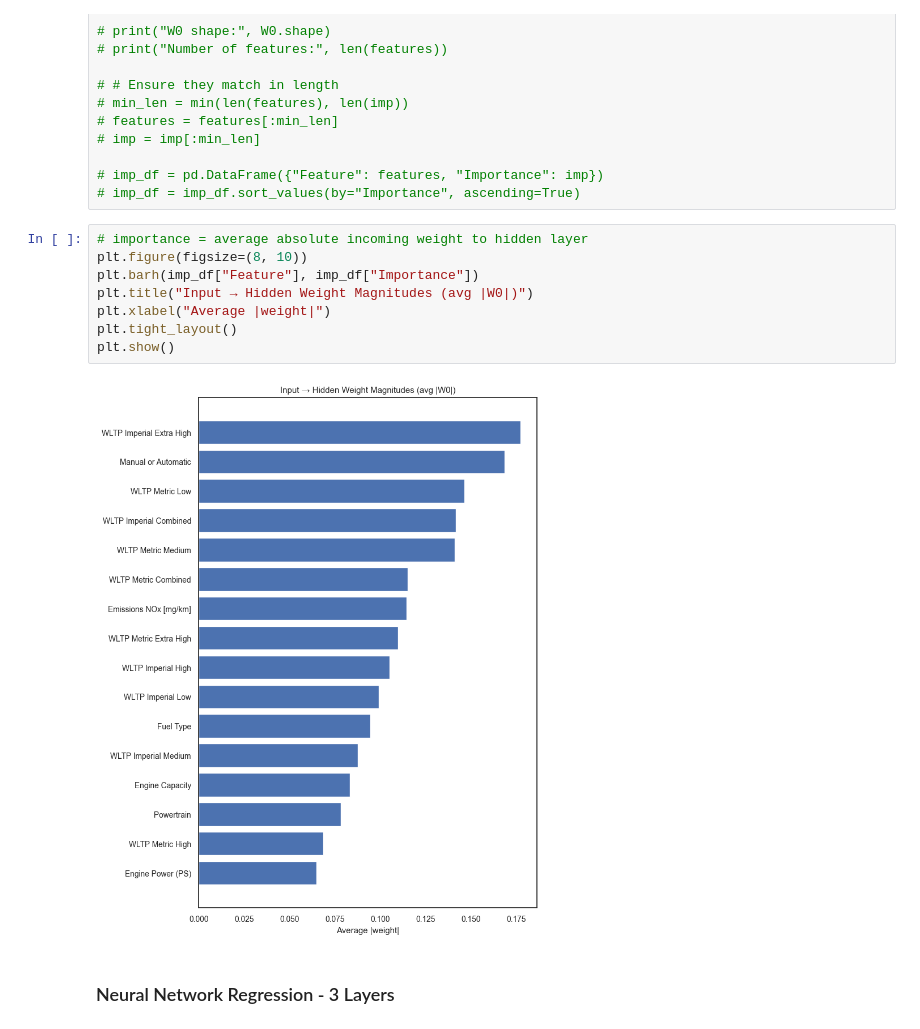
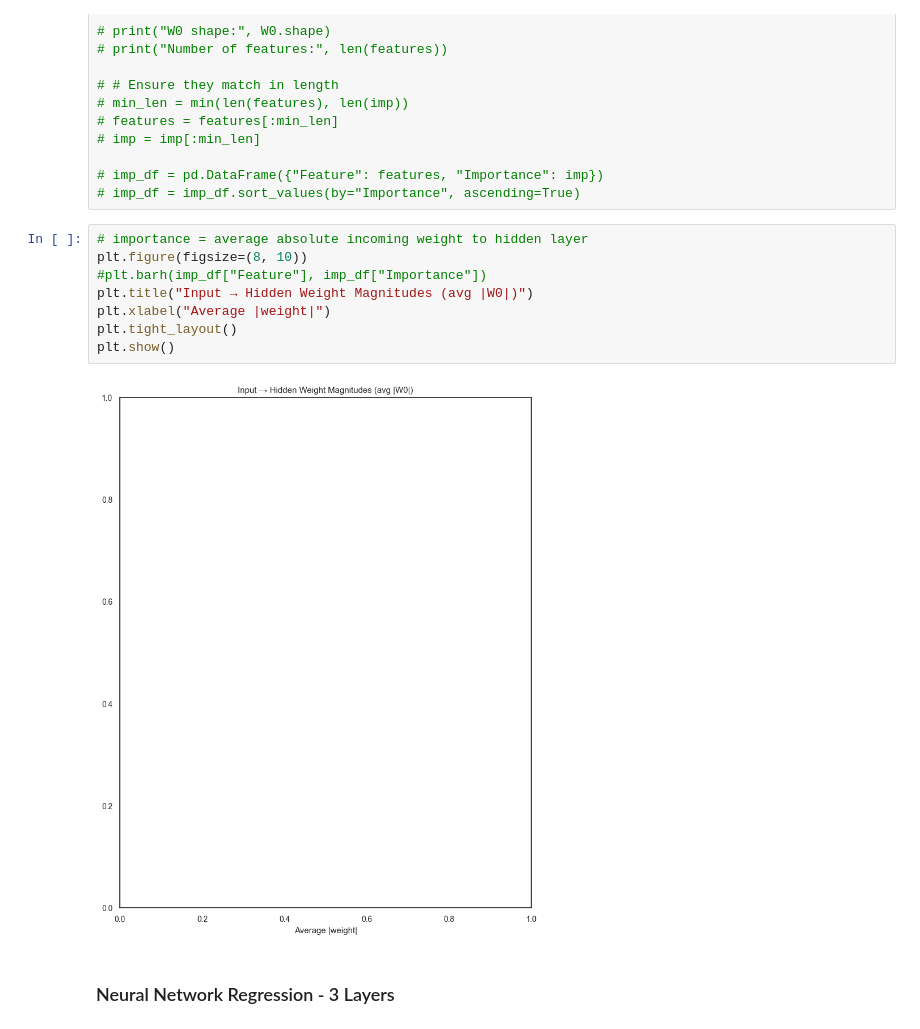
Before and after one commit to damian2551/Predictive-Modelling-of-Gas-Emissions-from-Cars, a Jupyter notebook: Assignment_2.ipynb, the cells around one changed output. Cells and saved outputs as stored; diff of their text form.

```diff
--- a/Assignment_2.ipynb
+++ b/Assignment_2.ipynb
@@ -1094,13 +1102,13 @@ Coefficient of determination (R²) on  validation data: 0.2648
 # %%
 # importance = average absolute incoming weight to hidden layer
 plt.figure(figsize=(8, 10))
-plt.barh(imp_df["Feature"], imp_df["Importance"])
+#plt.barh(imp_df["Feature"], imp_df["Importance"])
 plt.title("Input → Hidden Weight Magnitudes (avg |W0|)")
 plt.xlabel("Average |weight|")
 plt.tight_layout()
 plt.show()
 # %% [output]
-[figure, old version]
+[figure, new version]
 # %% [markdown]
 ### Neural Network Regression - 3 Layers
 # %%
```
Also changed, not shown: parts of 38 cells of this notebook, 4 other files.
